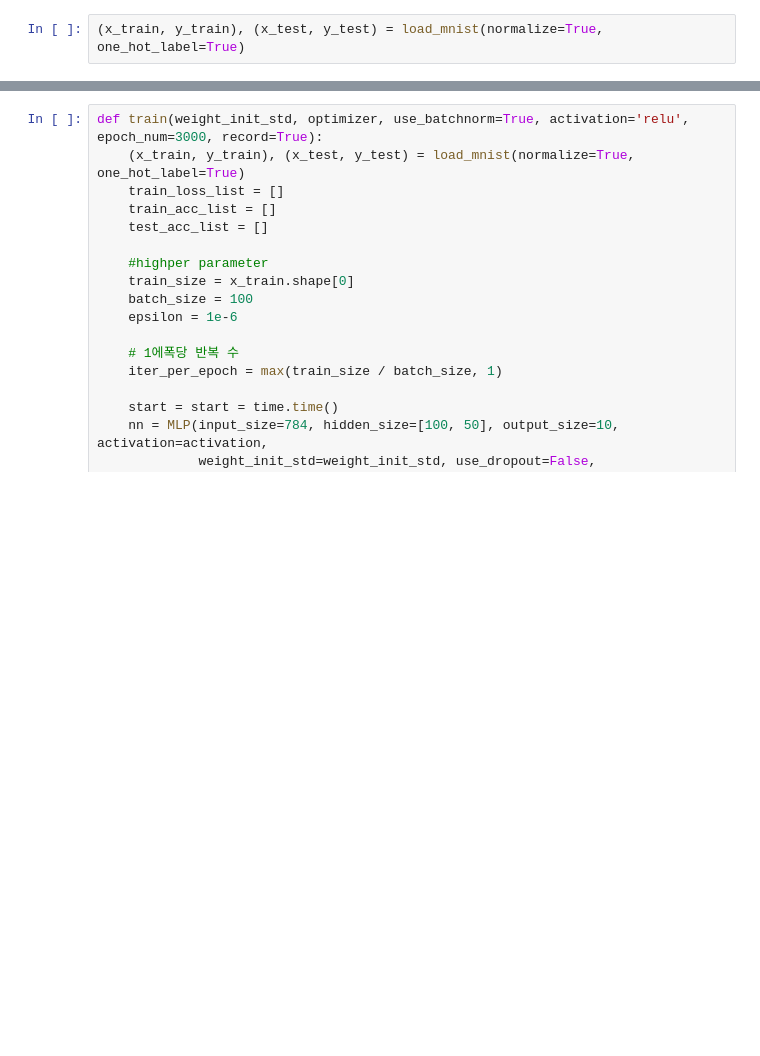
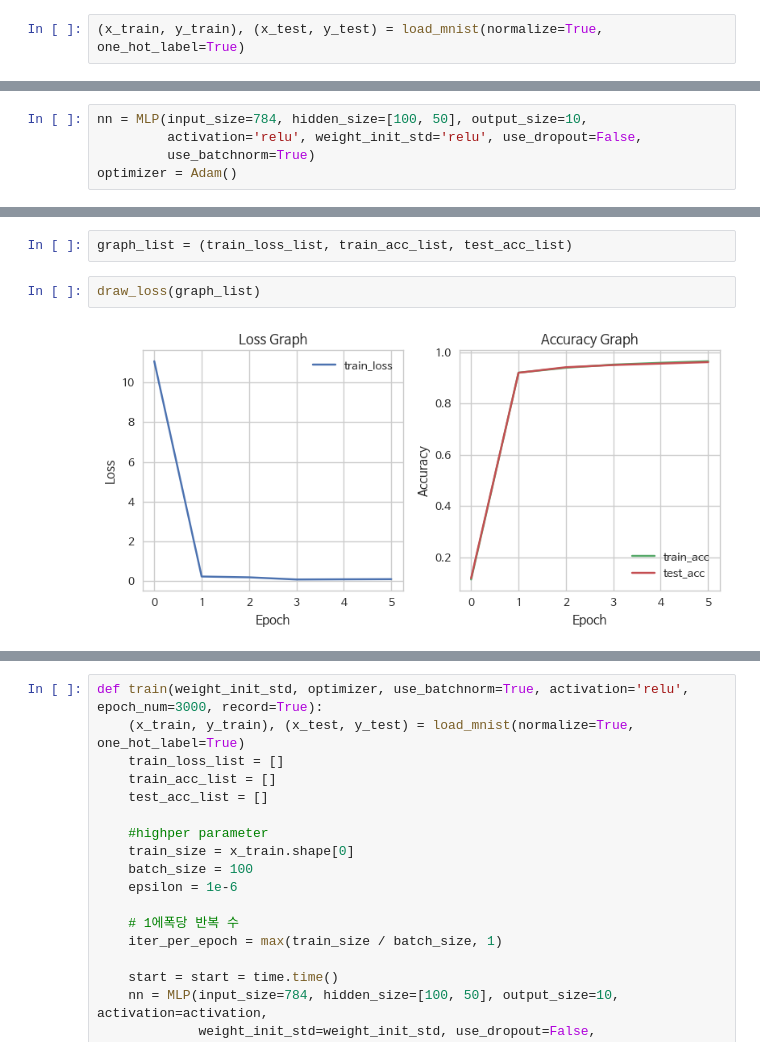
Before and after one commit to simonjisu/ML, a Jupyter notebook: NeuralNetwork/NN5.ipynb, the cells around one changed output, grey strips where cells are left out. Drawn from its saved outputs; the diff is of its cells as text; blank space fills up the shorter version.

```diff
--- a/NeuralNetwork/NN5.ipynb
+++ b/NeuralNetwork/NN5.ipynb
@@ -18,0 +20,5 @@ a.shape
+# %%
+nn = MLP(input_size=784, hidden_size=[100, 50], output_size=10,
+         activation='relu', weight_init_std='relu', use_dropout=False,
+         use_batchnorm=True)
+optimizer = Adam()
@@ -18,0 +80,6 @@ a.shape
+# %%
+graph_list = (train_loss_list, train_acc_list, test_acc_list)
+# %%
+draw_loss(graph_list)
+# %% [output]
+[figure, added]
```
Also changed, not shown: parts of 7 cells of this notebook, 9 other files.
